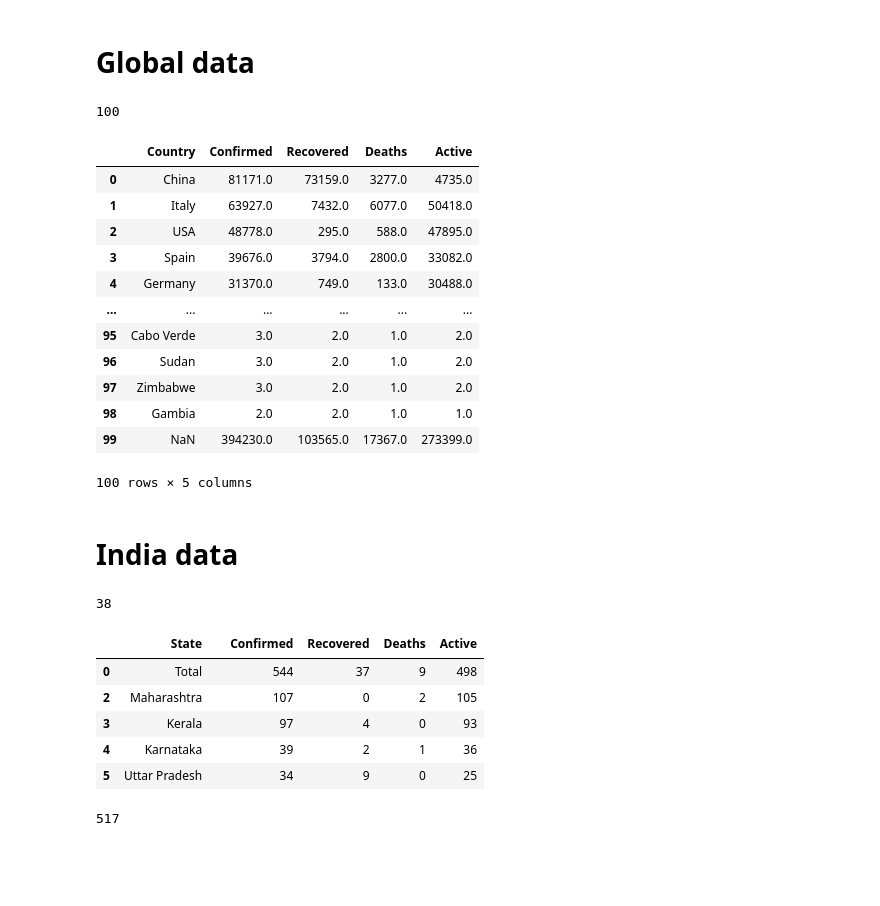
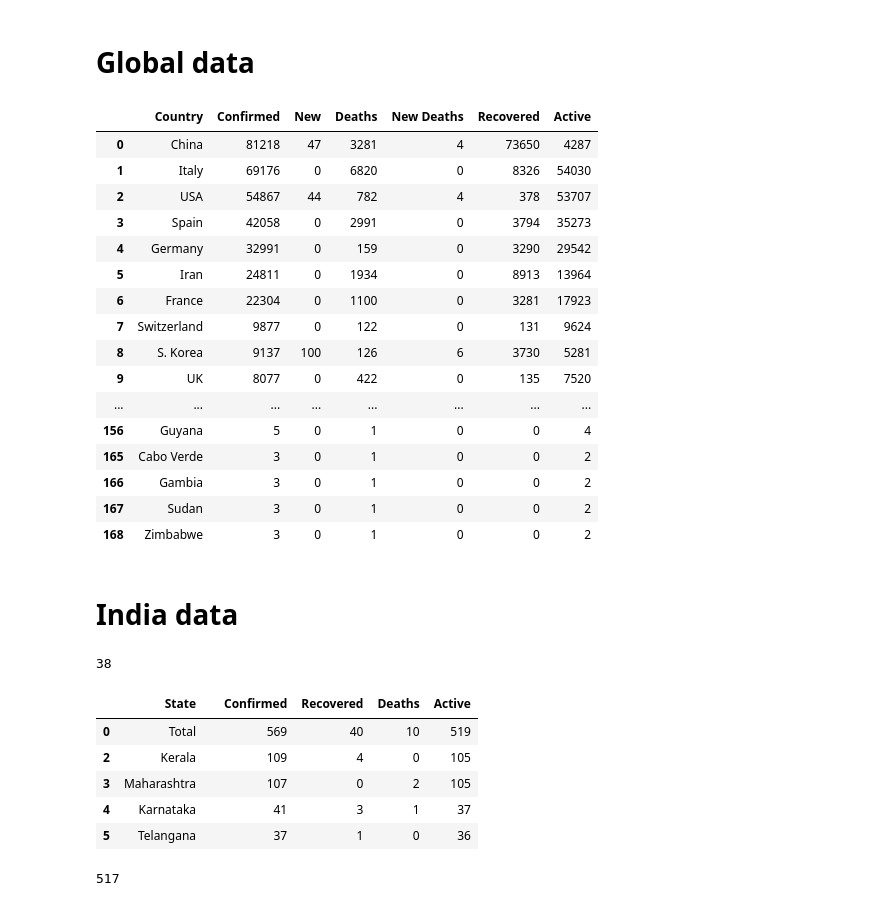
Before and after one commit to bhavsarpratik/covid19-tracker, a Jupyter notebook: notebooks/telegram.ipynb, the cells around one changed output. Saved outputs shown, nothing was run; the diff lists cells and outputs as text; code cells hidden in the pictures; blank space fills up the shorter version.

```diff
--- a/notebooks/telegram.ipynb
+++ b/notebooks/telegram.ipynb
@@ -7,4 +7,6 @@ import lxml.html as lh
 from tabulate import tabulate
 import json, time, datetime
 import telegram
+
+pd.set_option('display.max_rows', 500)
 # %%
@@ -14,42 +16,48 @@ import telegram
 # %%
 def get_data():
     url = 'https://www.worldometers.info/coronavirus'
     page = requests.get(url)
     doc = lh.fromstring(page.content)
     tr_elements = doc.xpath('//*[@id="main_table_countries_today"]/tbody[1]')
-    rows=[]
+    rows = []
     #For each row, store each first element (header) and an empty list
     for t in tr_elements[0]:
         row = [x.text_content() for x in t.findall('td')[:-1]]
         rows.append(row)
-    columns = ['Country', 'Confirmed','New', 'Deaths', 'New Deaths', 'Recovered', 'Active', 'x', 'x']
-    df = pd.DataFrame(rows, columns=columns).replace('', None).iloc[:, :-2]
-    df = df[['Country', 'Confirmed', 'Recovered', 'Deaths', 'Active']].fillna(0)
+
+    columns = ['Country', 'Confirmed', 'New', 'Deaths',
+               'New Deaths', 'Recovered', 'Active', 'x', 'x']
+    df = pd.DataFrame(rows, columns=columns)
+    df = df.replace('', 0).iloc[:, :-2]
+
     for col in df.columns[1:]:
-        df[col] = df[col].astype(str).str.replace(' ','').replace(',','', regex=True).replace('+','').apply(pd.to_numeric)
+        df[col] = df[col].astype(str).str.replace(' ', '').replace(
+            ',', '', regex=True).replace('+', '').apply(pd.to_numeric)
+
     df.dropna(inplace=True)
     df['Deaths'] = df['Deaths'].astype(int)
-#     df.loc["Total"] = df.sum()
     return df
 
 df = get_data()
-print(len(df))
 df.head(300)
 # %% [output]
-100
-|  | Country | Confirmed | Recovered | Deaths | Active |
-| 0 | China | 81171.0 | 73159.0 | 3277.0 | 4735.0 |
-| 1 | Italy | 63927.0 | 7432.0 | 6077.0 | 50418.0 |
-| 2 | USA | 48778.0 | 295.0 | 588.0 | 47895.0 |
-| 3 | Spain | 39676.0 | 3794.0 | 2800.0 | 33082.0 |
-| 4 | Germany | 31370.0 | 749.0 | 133.0 | 30488.0 |
-| ... | ... | ... | ... | ... | ... |
-| 95 | Cabo Verde | 3.0 | 2.0 | 1.0 | 2.0 |
-| 96 | Sudan | 3.0 | 2.0 | 1.0 | 2.0 |
-| 97 | Zimbabwe | 3.0 | 2.0 | 1.0 | 2.0 |
-| 98 | Gambia | 2.0 | 2.0 | 1.0 | 1.0 |
-| 99 | NaN | 394230.0 | 103565.0 | 17367.0 | 273399.0 |
+|  | Country | Confirmed | New | Deaths | New Deaths | Recovered | Active |
+| 0 | China | 81218 | 47 | 3281 | 4 | 73650 | 4287 |
+| 1 | Italy | 69176 | 0 | 6820 | 0 | 8326 | 54030 |
+| 2 | USA | 54867 | 44 | 782 | 4 | 378 | 53707 |
+| 3 | Spain | 42058 | 0 | 2991 | 0 | 3794 | 35273 |
+| 4 | Germany | 32991 | 0 | 159 | 0 | 3290 | 29542 |
+| 5 | Iran | 24811 | 0 | 1934 | 0 | 8913 | 13964 |
+| 6 | France | 22304 | 0 | 1100 | 0 | 3281 | 17923 |
+| 7 | Switzerland | 9877 | 0 | 122 | 0 | 131 | 9624 |
+| 8 | S. Korea | 9137 | 100 | 126 | 6 | 3730 | 5281 |
+| 9 | UK | 8077 | 0 | 422 | 0 | 135 | 7520 |
+| ... | ... | ... | ... | ... | ... | ... | ... |
+| 156 | Guyana | 5 | 0 | 1 | 0 | 0 | 4 |
+| 165 | Cabo Verde | 3 | 0 | 1 | 0 | 0 | 2 |
+| 166 | Gambia | 3 | 0 | 1 | 0 | 0 | 2 |
+| 167 | Sudan | 3 | 0 | 1 | 0 | 0 | 2 |
+| 168 | Zimbabwe | 3 | 0 | 1 | 0 | 0 | 2 |
-100 rows × 5 columns
 # %% [markdown]
 # India data
 # %%
@@ -74,11 +82,11 @@ df.head()
 # %% [output]
 38
 |  | State |  | Confirmed | Recovered | Deaths | Active |
-| 0 | Total |  | 544 | 37 | 9 | 498 |
-| 2 | Maharashtra |  | 107 | 0 | 2 | 105 |
-| 3 | Kerala |  | 97 | 4 | 0 | 93 |
-| 4 | Karnataka |  | 39 | 2 | 1 | 36 |
-| 5 | Uttar Pradesh |  | 34 | 9 | 0 | 25 |
+| 0 | Total |  | 569 | 40 | 10 | 519 |
+| 2 | Kerala |  | 109 | 4 | 0 | 105 |
+| 3 | Maharashtra |  | 107 | 0 | 2 | 105 |
+| 4 | Karnataka |  | 41 | 3 | 1 | 37 |
+| 5 | Telangana |  | 37 | 1 | 0 | 36 |
 # %%
 df[['State', 'Confirmed']].iloc[0,1]
 # %% [output]
```
Also changed, not shown: parts of 2 cells of this notebook, 1 other file.
